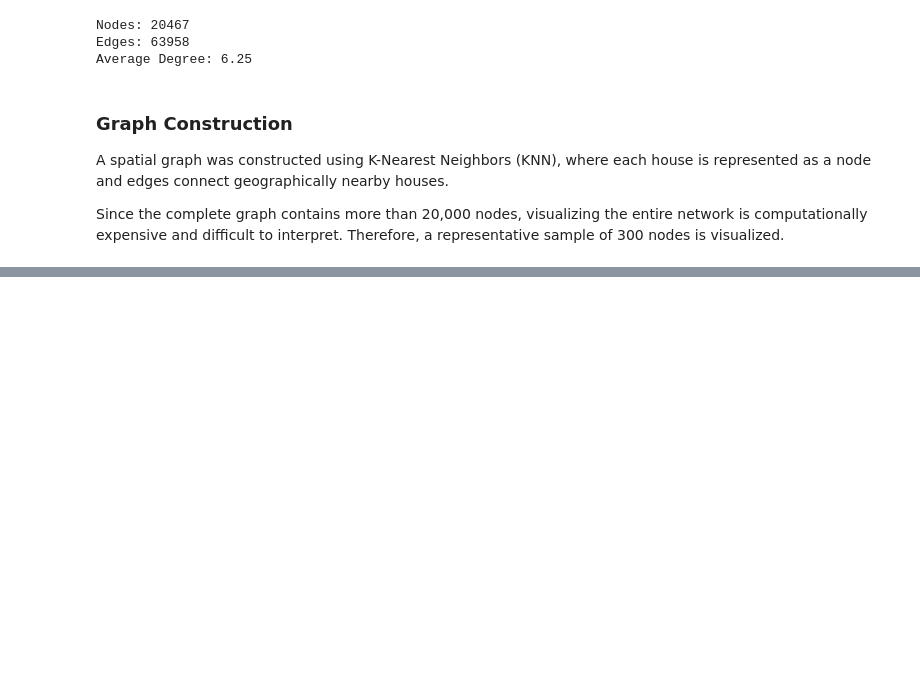
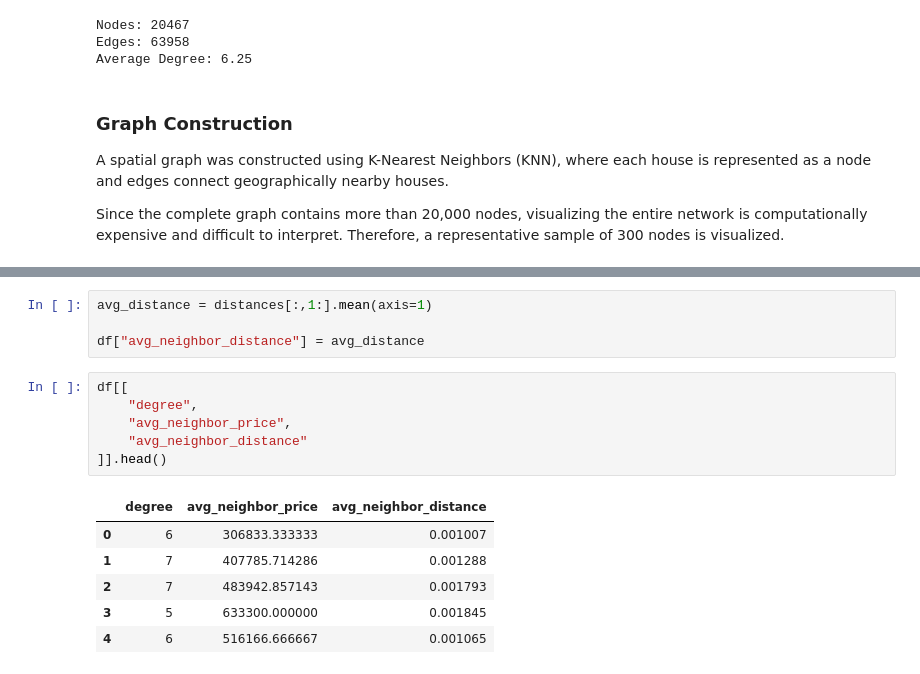
Before and after one commit to Swayam085/geospatial-valuation, a Jupyter notebook: notebooks/03_spatial_graph.ipynb, the cells around one changed output, grey strips where cells are left out. Cells and saved outputs as stored; diff of their text form; blank space fills up the shorter version.

```diff
--- a/notebooks/03_spatial_graph.ipynb
+++ b/notebooks/03_spatial_graph.ipynb
@@ -173,0 +189,17 @@ Since the complete graph contains more than 20,000 nodes, visualizing the entire
+# %%
+avg_distance = distances[:,1:].mean(axis=1)
+
+df["avg_neighbor_distance"] = avg_distance
+# %%
+df[[
+    "degree",
+    "avg_neighbor_price",
+    "avg_neighbor_distance"
+]].head()
+# %% [output]
+|  | degree | avg_neighbor_price | avg_neighbor_distance |
+| 0 | 6 | 306833.333333 | 0.001007 |
+| 1 | 7 | 407785.714286 | 0.001288 |
+| 2 | 7 | 483942.857143 | 0.001793 |
+| 3 | 5 | 633300.000000 | 0.001845 |
+| 4 | 6 | 516166.666667 | 0.001065 |
```
Also changed, not shown: parts of 11 cells of this notebook, 1 other file.
